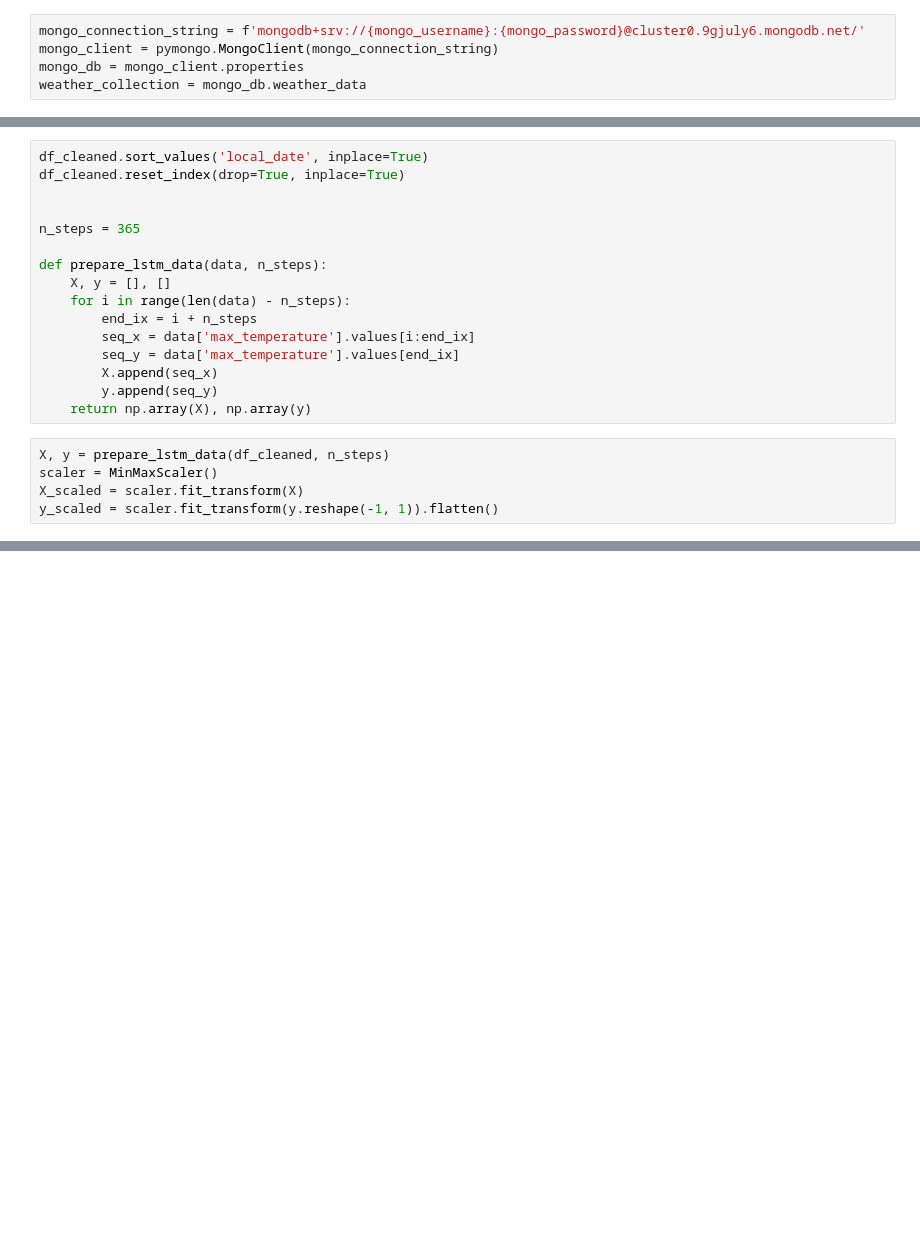
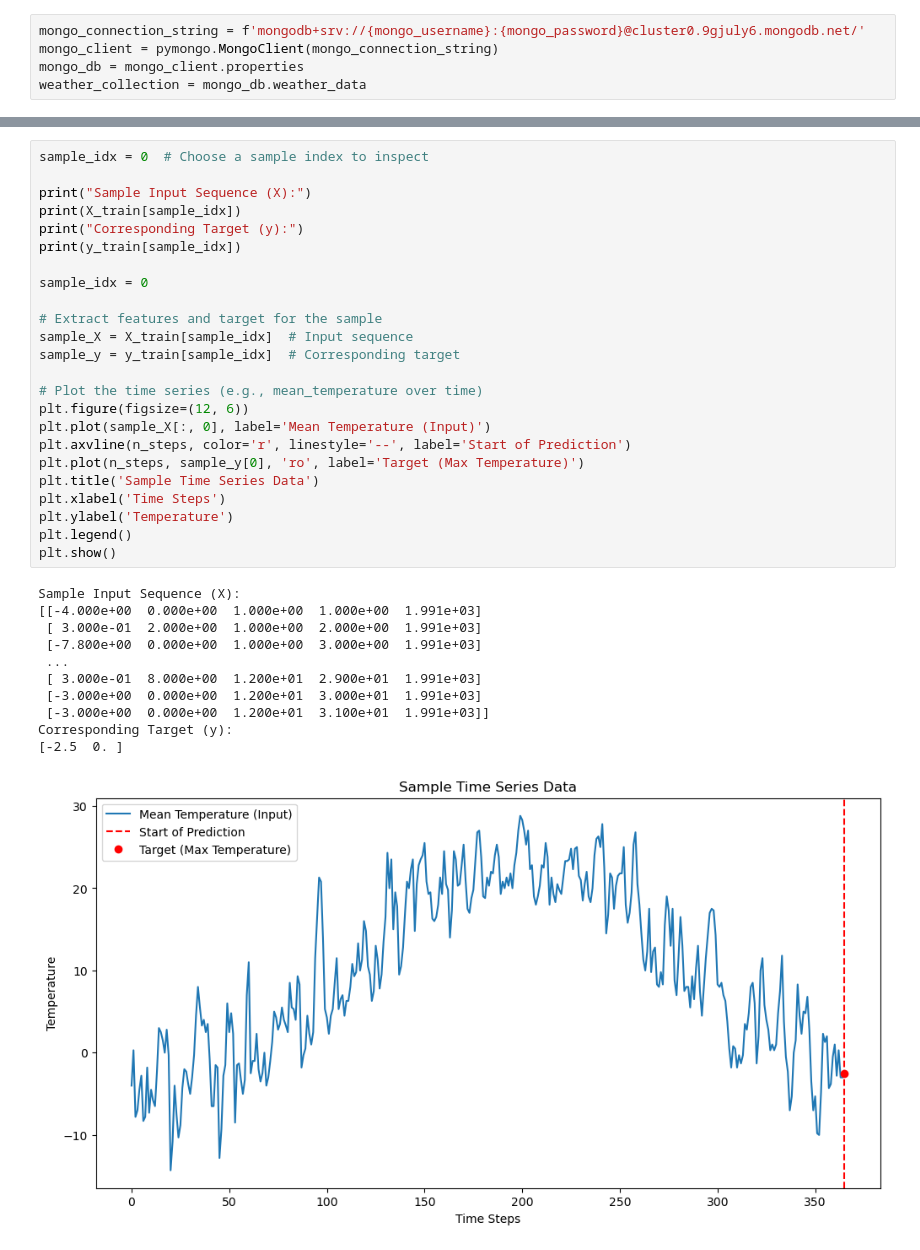
Before and after one commit to MaisieDeGraaf/Housing-Project_Final, a Jupyter notebook: Weather_2.ipynb, the cells around one changed output, grey strips where cells are left out. Saved outputs shown, nothing was run; the diff lists cells and outputs as text; blank space fills up the shorter version.

```diff
--- a/Weather_2.ipynb
+++ b/Weather_2.ipynb
@@ -27,21 +44,0 @@ df_cleaned = df.drop(columns=columns_to_drop)
-# %%
-df_cleaned.sort_values('local_date', inplace=True)
-df_cleaned.reset_index(drop=True, inplace=True)
-
-
-n_steps = 365
-
-def prepare_lstm_data(data, n_steps):
-    X, y = [], []
-    for i in range(len(data) - n_steps):
-        end_ix = i + n_steps
-        seq_x = data['max_temperature'].values[i:end_ix]
-        seq_y = data['max_temperature'].values[end_ix]
-        X.append(seq_x)
-        y.append(seq_y)
-    return np.array(X), np.array(y)
-# %%
-X, y = prepare_lstm_data(df_cleaned, n_steps)
-scaler = MinMaxScaler()
-X_scaled = scaler.fit_transform(X)
-y_scaled = scaler.fit_transform(y.reshape(-1, 1)).flatten()
@@ -89,0 +96,36 @@ Epoch 10/10
+# %%
+sample_idx = 0  # Choose a sample index to inspect
+
+print("Sample Input Sequence (X):")
+print(X_train[sample_idx])
+print("Corresponding Target (y):")
+print(y_train[sample_idx])
+
+sample_idx = 0
+
+# Extract features and target for the sample
+sample_X = X_train[sample_idx]  # Input sequence
+sample_y = y_train[sample_idx]  # Corresponding target
+
+# Plot the time series (e.g., mean_temperature over time)
+plt.figure(figsize=(12, 6))
+plt.plot(sample_X[:, 0], label='Mean Temperature (Input)')
+plt.axvline(n_steps, color='r', linestyle='--', label='Start of Prediction')
+plt.plot(n_steps, sample_y[0], 'ro', label='Target (Max Temperature)')
+plt.title('Sample Time Series Data')
+plt.xlabel('Time Steps')
+plt.ylabel('Temperature')
+plt.legend()
+plt.show()
+# %% [output]
+Sample Input Sequence (X):
+[[-4.000e+00  0.000e+00  1.000e+00  1.000e+00  1.991e+03]
+ [ 3.000e-01  2.000e+00  1.000e+00  2.000e+00  1.991e+03]
+ [-7.800e+00  0.000e+00  1.000e+00  3.000e+00  1.991e+03]
+ ...
+ [ 3.000e-01  8.000e+00  1.200e+01  2.900e+01  1.991e+03]
+ [-3.000e+00  0.000e+00  1.200e+01  3.000e+01  1.991e+03]
+ [-3.000e+00  0.000e+00  1.200e+01  3.100e+01  1.991e+03]]
+Corresponding Target (y):
+[-2.5  0. ]
+[figure, added]
```
Also changed, not shown: parts of 20 cells of this notebook, 1 other file.
